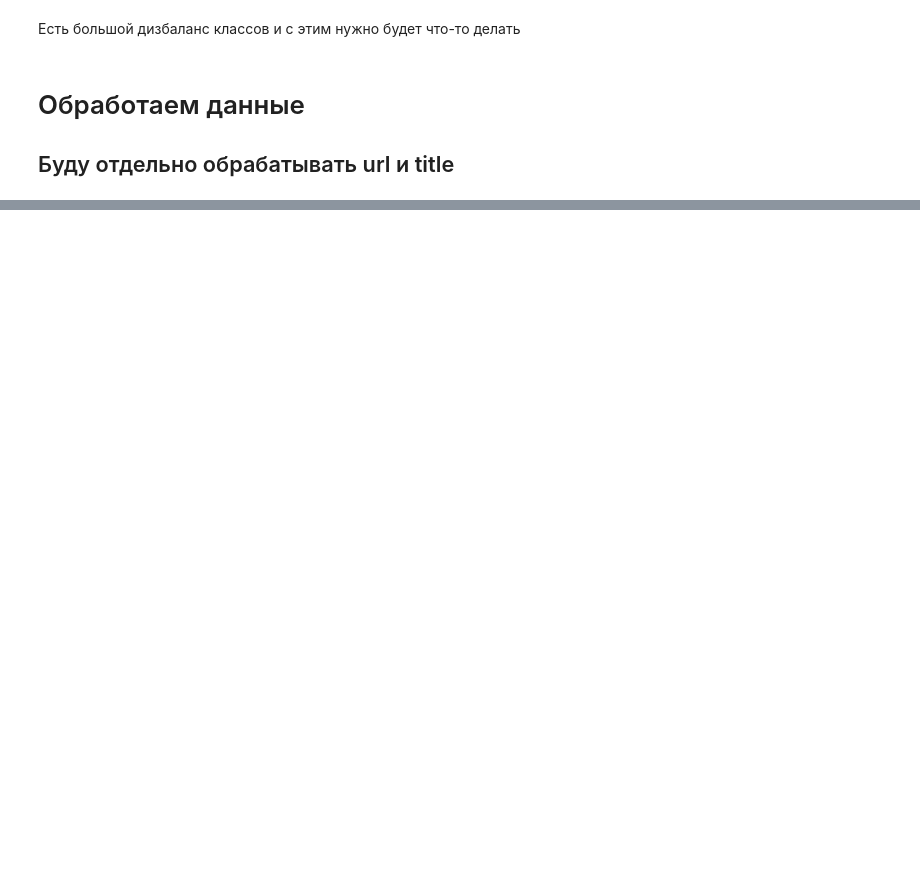
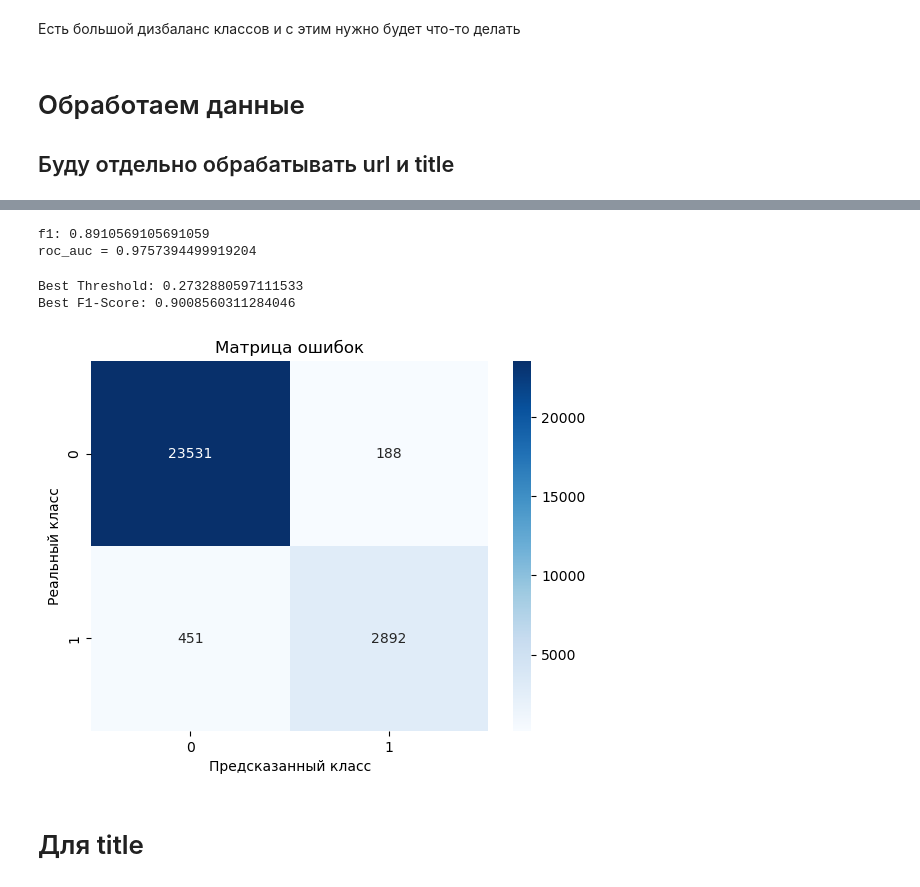
Before and after one commit to lanmorive/url_classif, a Jupyter notebook: classif url.ipynb, the cells around one changed output, grey strips where cells are left out. Drawn from its saved outputs; the diff is of its cells as text; code cells hidden in the pictures; blank space fills up the shorter version.

```diff
--- a/classif url.ipynb
+++ b/classif url.ipynb
@@ -90,0 +186,14 @@ train[train['url_clean'] == '']
+# %%
+cat1 = CatBoostClassifier(
+    iterations=400,
+    learning_rate=0.1,
+    depth=6,
+    eval_metric='AUC',  # Указываем метрику ROC-AUC
+    verbose=50  # Уровень детализации вывода
+)
+# %%
+cat1.fit(
+    X_train_url, y_train,
+    eval_set=(X_test_url, y_test),
+    plot=True
+)
@@ -90,0 +215,25 @@ train[train['url_clean'] == '']
+# %%
+y_pred_proba = cat1.predict_proba(X_test_url)[:,1]
+y_pred = cat1.predict(X_test_url)
+# %%
+print(f'f1: {f1_score(y_test,y_pred)}')
+print(f'roc_auc = {roc_auc_score(y_test,y_pred_proba)}')
+# %% [output]
+f1: 0.8910569105691059
+roc_auc = 0.9757394499919204
+# %%
+best_threshold = get_best_tresh(y_test,y_pred_proba)
+# %% [output]
+Best Threshold: 0.2732880597111533
+Best F1-Score: 0.9008560311284046
+# %%
+y_pred = (y_pred_proba > best_threshold).astype(int)
+sns.heatmap(confusion_matrix(y_test, y_pred), annot=True, fmt='d', cmap='Blues', xticklabels=['0', '1'], yticklabels=['0', '1'])
+plt.xlabel('Предсказанный класс')
+plt.ylabel('Реальный класс')
+plt.title('Матрица ошибок')
+plt.show()
+# %% [output]
+[figure, added]
+# %% [markdown]
+# Для title
```
Also changed, not shown: parts of 41 cells of this notebook, 7 other files.
